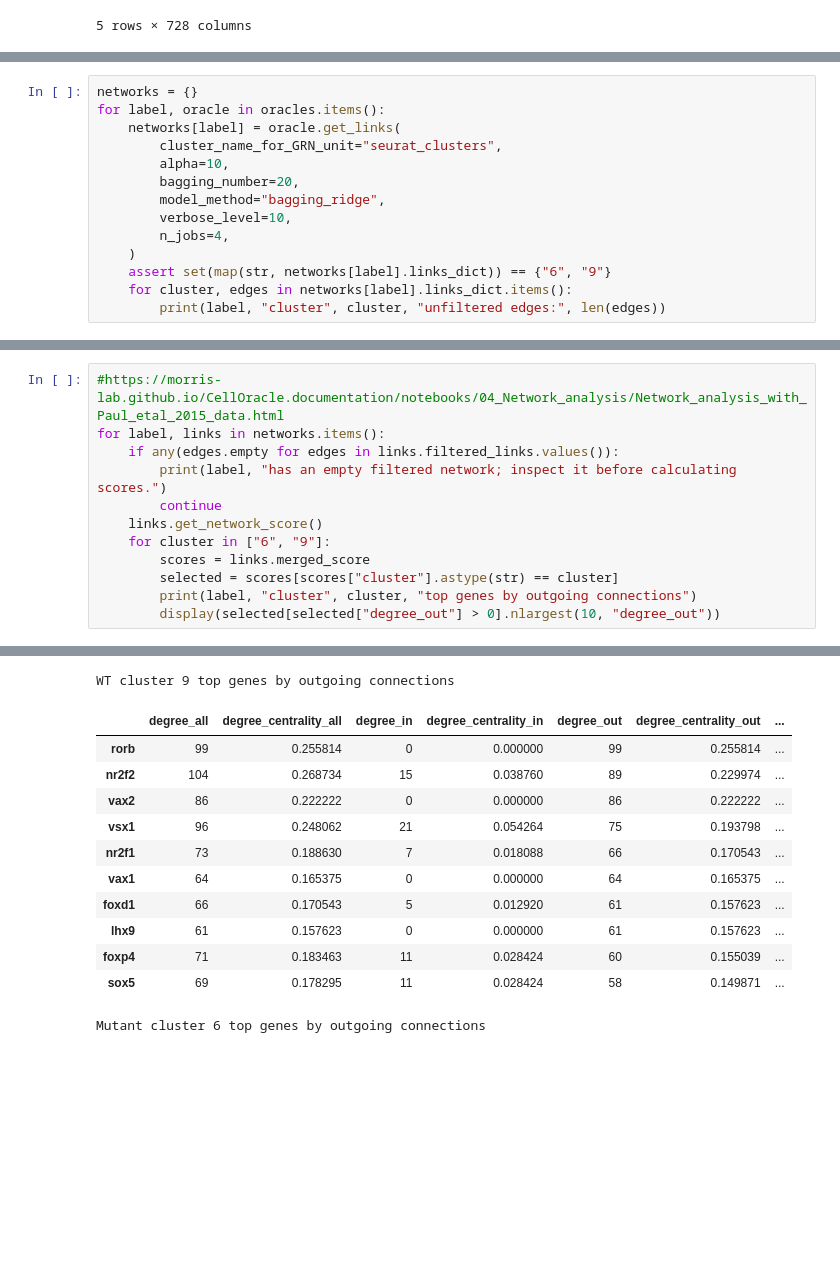
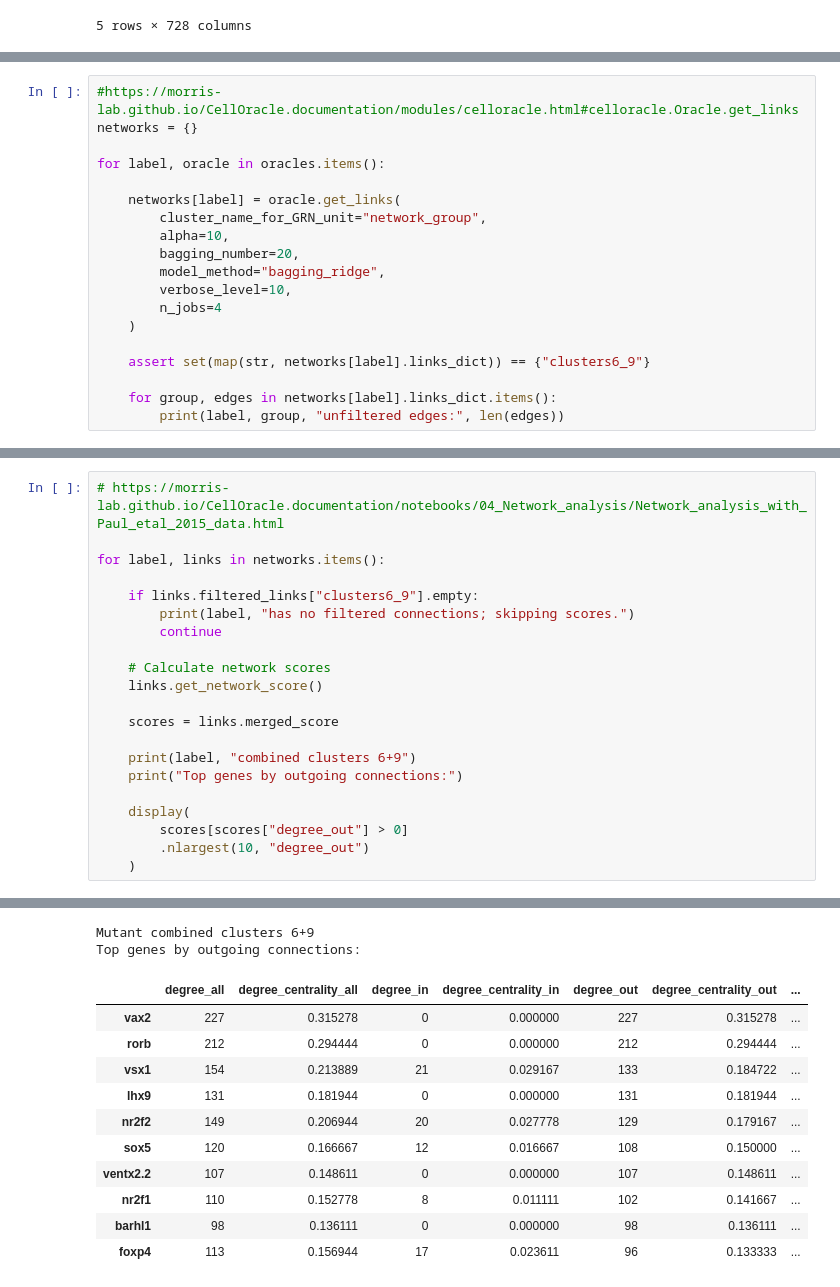
Before and after one commit to ran3ds-creator/PAX6_GRN, a Jupyter notebook: celloraclepip.ipynb, the cells around one changed output, grey strips where cells are left out. Drawn from its saved outputs; the diff is of its cells as text; blank space fills up the shorter version.

```diff
--- a/celloraclepip.ipynb
+++ b/celloraclepip.ipynb
@@ -182,17 +198,22 @@ for label, oracle in oracles.items():
 WT KNN complete. Neighbors: 9
 Mutant KNN complete. Neighbors: 11
 # %%
+#https://morris-lab.github.io/CellOracle.documentation/modules/celloracle.html#celloracle.Oracle.get_links
 networks = {}
+
 for label, oracle in oracles.items():
+
     networks[label] = oracle.get_links(
-        cluster_name_for_GRN_unit="seurat_clusters",
+        cluster_name_for_GRN_unit="network_group",
         alpha=10,
         bagging_number=20,
         model_method="bagging_ridge",
         verbose_level=10,
-        n_jobs=4,
+        n_jobs=4
     )
-    assert set(map(str, networks[label].links_dict)) == {"6", "9"}
-    for cluster, edges in networks[label].links_dict.items():
-        print(label, "cluster", cluster, "unfiltered edges:", len(edges))
+
+    assert set(map(str, networks[label].links_dict)) == {"clusters6_9"}
+
+    for group, edges in networks[label].links_dict.items():
+        print(label, group, "unfiltered edges:", len(edges))
 # %% [output]
@@ -286,13 +269,22 @@ Mutant: cluster 9
 # %%
-#https://morris-lab.github.io/CellOracle.documentation/notebooks/04_Network_analysis/Network_analysis_with_Paul_etal_2015_data.html
+# https://morris-lab.github.io/CellOracle.documentation/notebooks/04_Network_analysis/Network_analysis_with_Paul_etal_2015_data.html
+
 for label, links in networks.items():
-    if any(edges.empty for edges in links.filtered_links.values()):
-        print(label, "has an empty filtered network; inspect it before calculating scores.")
+
+    if links.filtered_links["clusters6_9"].empty:
+        print(label, "has no filtered connections; skipping scores.")
         continue
+
+    # Calculate network scores
     links.get_network_score()
-    for cluster in ["6", "9"]:
-        scores = links.merged_score
-        selected = scores[scores["cluster"].astype(str) == cluster]
-        print(label, "cluster", cluster, "top genes by outgoing connections")
-        display(selected[selected["degree_out"] > 0].nlargest(10, "degree_out"))
+
+    scores = links.merged_score
+
+    print(label, "combined clusters 6+9")
+    print("Top genes by outgoing connections:")
+
+    display(
+        scores[scores["degree_out"] > 0]
+        .nlargest(10, "degree_out")
+    )
 # %% [output]
@@ -311,13 +304,13 @@ WT cluster 6 top genes by outgoing connections
-WT cluster 9 top genes by outgoing connections
+Mutant combined clusters 6+9
+Top genes by outgoing connections:
 |  | degree_all | degree_centrality_all | degree_in | degree_centrality_in | degree_out | degree_centrality_out | ... |
-| rorb | 99 | 0.255814 | 0 | 0.000000 | 99 | 0.255814 | ... |
-| nr2f2 | 104 | 0.268734 | 15 | 0.038760 | 89 | 0.229974 | ... |
-| vax2 | 86 | 0.222222 | 0 | 0.000000 | 86 | 0.222222 | ... |
-| vsx1 | 96 | 0.248062 | 21 | 0.054264 | 75 | 0.193798 | ... |
-| nr2f1 | 73 | 0.188630 | 7 | 0.018088 | 66 | 0.170543 | ... |
-| vax1 | 64 | 0.165375 | 0 | 0.000000 | 64 | 0.165375 | ... |
-| foxd1 | 66 | 0.170543 | 5 | 0.012920 | 61 | 0.157623 | ... |
-| lhx9 | 61 | 0.157623 | 0 | 0.000000 | 61 | 0.157623 | ... |
-| foxp4 | 71 | 0.183463 | 11 | 0.028424 | 60 | 0.155039 | ... |
-| sox5 | 69 | 0.178295 | 11 | 0.028424 | 58 | 0.149871 | ... |
+| vax2 | 227 | 0.315278 | 0 | 0.000000 | 227 | 0.315278 | ... |
+| rorb | 212 | 0.294444 | 0 | 0.000000 | 212 | 0.294444 | ... |
+| vsx1 | 154 | 0.213889 | 21 | 0.029167 | 133 | 0.184722 | ... |
+| lhx9 | 131 | 0.181944 | 0 | 0.000000 | 131 | 0.181944 | ... |
+| nr2f2 | 149 | 0.206944 | 20 | 0.027778 | 129 | 0.179167 | ... |
+| sox5 | 120 | 0.166667 | 12 | 0.016667 | 108 | 0.150000 | ... |
+| ventx2.2 | 107 | 0.148611 | 0 | 0.000000 | 107 | 0.148611 | ... |
+| nr2f1 | 110 | 0.152778 | 8 | 0.011111 | 102 | 0.141667 | ... |
+| barhl1 | 98 | 0.136111 | 0 | 0.000000 | 98 | 0.136111 | ... |
+| foxp4 | 113 | 0.156944 | 17 | 0.023611 | 96 | 0.133333 | ... |
-Mutant cluster 6 top genes by outgoing connections
```
Also changed, not shown: parts of 13 cells of this notebook, 1 other file.
